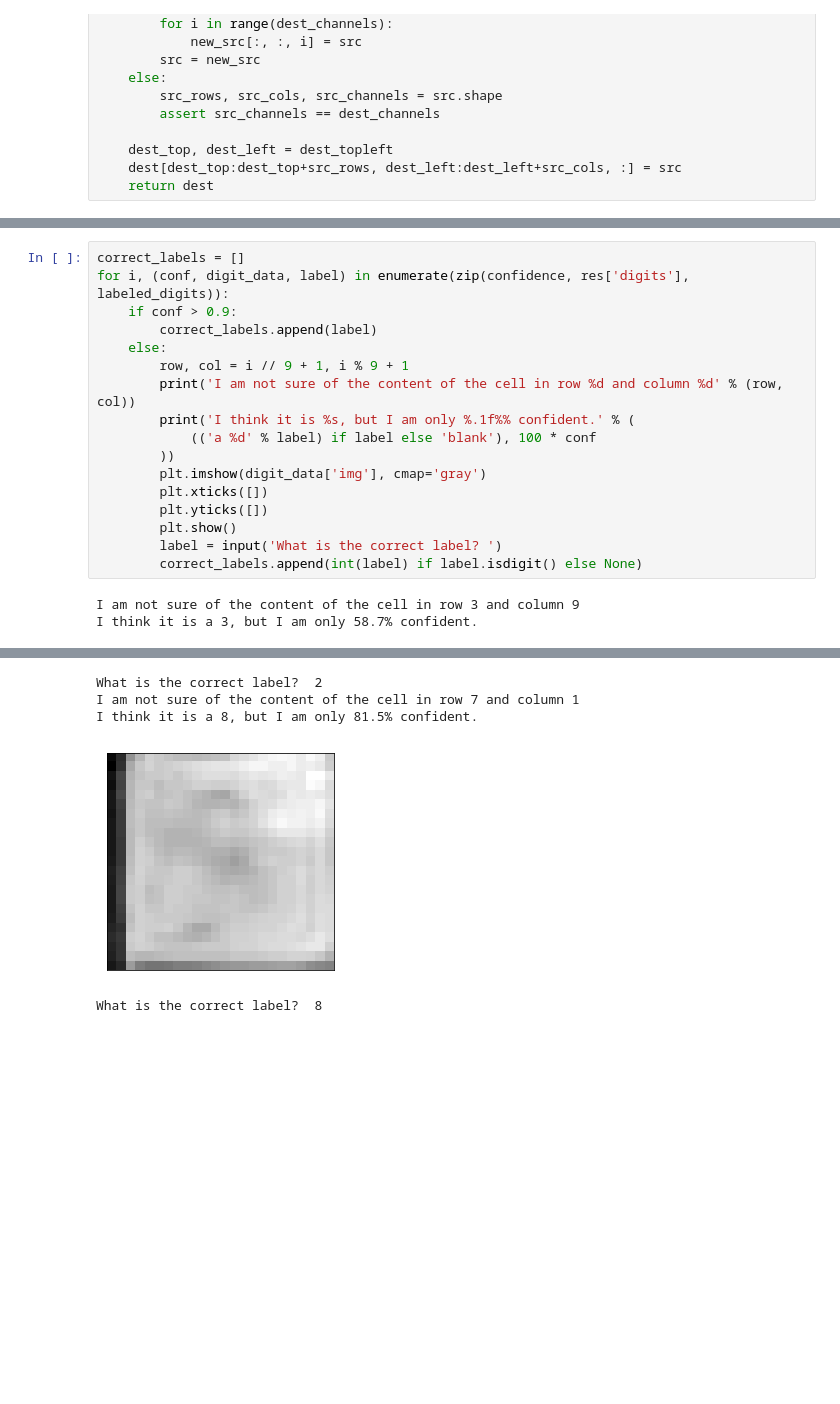
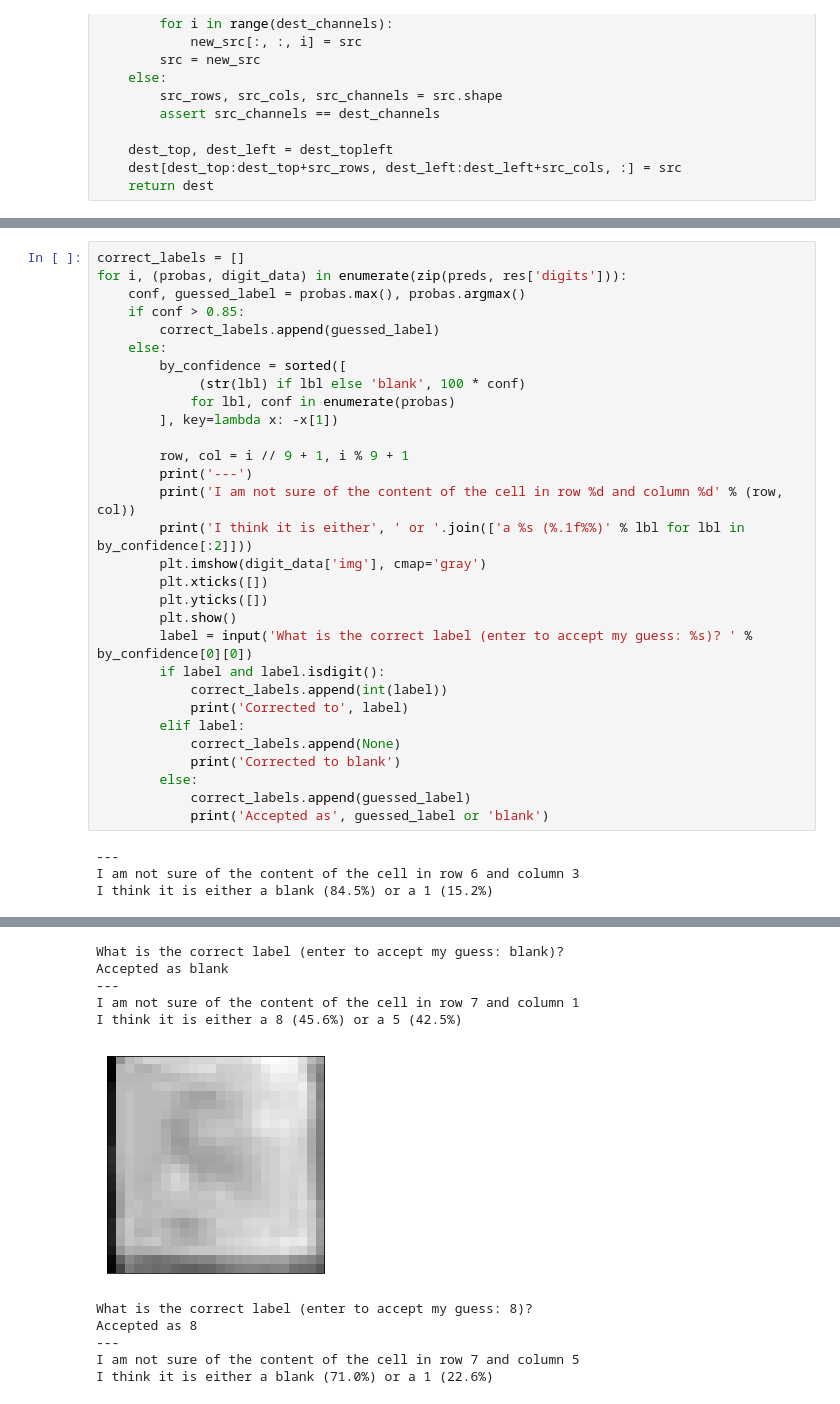
Before and after one commit to e-dorigatti/sudoku_solver, a Jupyter notebook: end2end.ipynb, the cells around one changed output, grey strips where cells are left out. Cells and saved outputs as stored; diff of their text form; blank space fills up the shorter version.

```diff
--- a/end2end.ipynb
+++ b/end2end.ipynb
@@ -142,20 +164,34 @@ plt.show()
 # %%
 correct_labels = []
-for i, (conf, digit_data, label) in enumerate(zip(confidence, res['digits'], labeled_digits)):
-    if conf > 0.9:
-        correct_labels.append(label)
+for i, (probas, digit_data) in enumerate(zip(preds, res['digits'])):
+    conf, guessed_label = probas.max(), probas.argmax()
+    if conf > 0.85:
+        correct_labels.append(guessed_label)
     else:
+        by_confidence = sorted([
+             (str(lbl) if lbl else 'blank', 100 * conf)
+            for lbl, conf in enumerate(probas)
+        ], key=lambda x: -x[1])
+
         row, col = i // 9 + 1, i % 9 + 1
+        print('---')
         print('I am not sure of the content of the cell in row %d and column %d' % (row, col))
-        print('I think it is %s, but I am only %.1f%% confident.' % (
-            (('a %d' % label) if label else 'blank'), 100 * conf
-        ))
+        print('I think it is either', ' or '.join(['a %s (%.1f%%)' % lbl for lbl in by_confidence[:2]]))
         plt.imshow(digit_data['img'], cmap='gray')
         plt.xticks([])
         plt.yticks([])
         plt.show()
-        label = input('What is the correct label? ')
-        correct_labels.append(int(label) if label.isdigit() else None)
+        label = input('What is the correct label (enter to accept my guess: %s)? ' % by_confidence[0][0])
+        if label and label.isdigit():
+            correct_labels.append(int(label))
+            print('Corrected to', label)
+        elif label:
+            correct_labels.append(None)
+            print('Corrected to blank')
+        else:
+            correct_labels.append(guessed_label)
+            print('Accepted as', guessed_label or 'blank')
 # %% [output]
-I am not sure of the content of the cell in row 3 and column 9
-I think it is a 3, but I am only 58.7% confident.
+---
+I am not sure of the content of the cell in row 6 and column 3
+I think it is either a blank (84.5%) or a 1 (15.2%)
@@ -163,5 +199,11 @@ I think it is a 3, but I am only 58.7% confident.
-What is the correct label?  2
+What is the correct label (enter to accept my guess: blank)?
+Accepted as blank
+---
 I am not sure of the content of the cell in row 7 and column 1
-I think it is a 8, but I am only 81.5% confident.
+I think it is either a 8 (45.6%) or a 5 (42.5%)
-[figure, old version]
+[figure, new version]
-What is the correct label?  8
+What is the correct label (enter to accept my guess: 8)?
+Accepted as 8
+---
+I am not sure of the content of the cell in row 7 and column 5
+I think it is either a blank (71.0%) or a 1 (22.6%)
```
Also changed, not shown: parts of 9 cells of this notebook.
